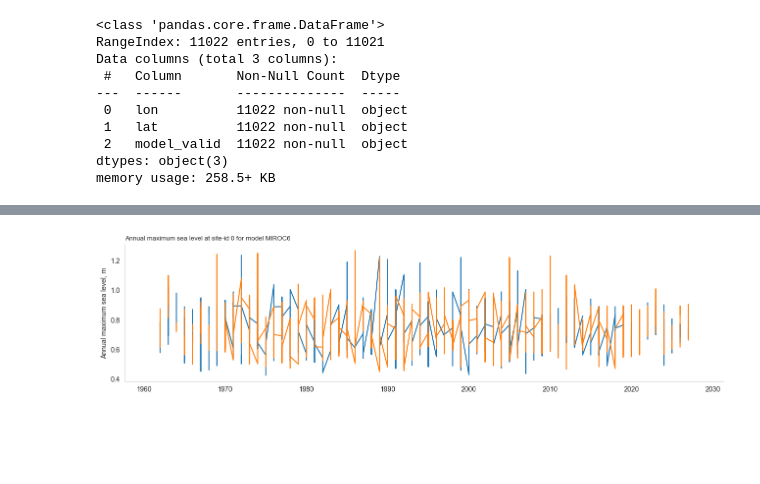
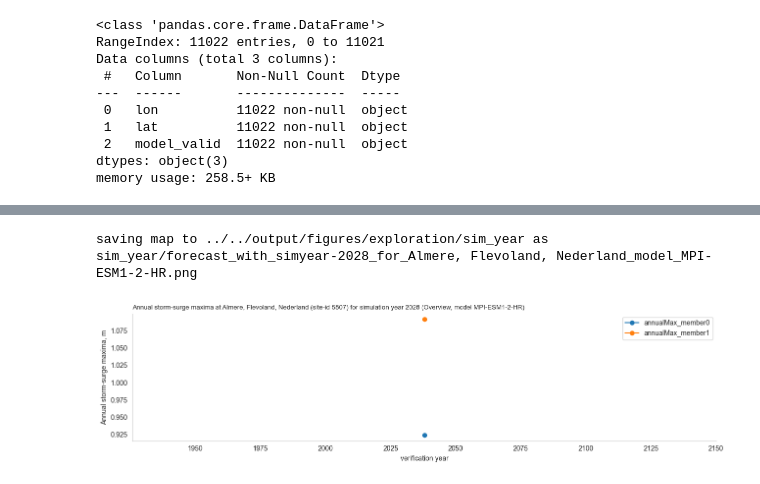
Before and after one commit to silviaelisabeth/SeaLevelExtremes, a Jupyter notebook: script/exploration/data_structure.ipynb, the cells around one changed output, grey strips where cells are left out. Drawn from its saved outputs; the diff is of its cells as text; code cells hidden in the pictures; blank space fills up the shorter version.

Commit message:
verified bias correction and initial plot pipeline

```diff
--- a/script/exploration/data_structure.ipynb
+++ b/script/exploration/data_structure.ipynb
@@ -316,0 +407,2 @@ Attributes:
+# %%
+site_id = site_found['site_id']
@@ -322,0 +422,7 @@ location
+# %%
+df_site = DataFrame(am_site.values, columns=['annualMax_member0', 'annualMax_member1'])
+df_site['sim_year'] = DataFrame(am_site['sim_year'].values.astype(int))
+df_site['lead'] = DataFrame(am_site['lead'].values.astype(int))
+df_site['valid_year'] = df_site.sim_year + df_site.lead
+
+df_site.dropna()
@@ -322,0 +455,3 @@ location
+# %%
+sim_year_selected = random.choice(sim_years)
+sim_year_selected
@@ -322,0 +460,8 @@ location
+# %%
+def select_location_data_with_inityear(df_site: DataFrame, sim_year_selected: int) -> DataFrame:
+    return df_site[df_site.sim_year == sim_year_selected].sort_values('valid_year')
+
+# ----------------------------------------------------
+
+sim_year_forecast = select_location_data_with_inityear(df_site, sim_year_selected)
+sim_year_forecast
@@ -323,18 +480,44 @@ location
 # %%
-fig, ax = plt.subplots(figsize=(13, 3.5))
-if location:
-    title = f"Annual maximum sea level at {location.address} (site-id {site_id}) for model {model_name}"
-else:
-    title = f"Annual maximum sea level at site-id {site_id} for model {model_name}"
-ax.set_title(title, loc='left', fontsize=fs_title)
-ax.set_ylabel('Annual maximum sea level, m')
+def plot_forecast_timeseries_from_inityear_for_location(
+    sim_year_forecast: DataFrame, sim_year_selected: int, location: Location, site_id:int, model_name: str,
+    save_time_series_plot: bool = True,  figsize=(13, 3.5),
+    ) -> plt.Figure:
 
-ax.plot(pd.DataFrame(am_site.values, index=ti.astype(int)))
-ax.grid(False)
+    fig, ax = plt.subplots(figsize=figsize)
+    title = "Annual storm-surge maxima at "
+    title += f"{location.address} (site-id {site_id})" if location else f"site-id {site_id}"
+    ax.set_title(
+        title + f" for simulation year {sim_year_selected} (Overview, model {model_name})",
+        loc='left', fontsize=fs_title
+        )
 
-plt.tight_layout()
-sns.despine()
+    sim_year_forecast.set_index('valid_year').filter(like='annualMax').plot(ax=ax, marker='o')
 
-plt.show()
+    ax.set_ylabel('Annual storm-surge maxima, m')
+    ax.set_xlabel('verification year')
+
+    ax.grid(False)
+    sns.despine()
+    plt.tight_layout()
+
+    if save_time_series_plot:
+        export_dir_figures.mkdir(parents=True, exist_ok=True)
+        file_name = f"sim_year/forecast_with_simyear-{sim_year_selected}_for_{location}_model_{model_name}.png"
+        print(f"saving map to {export_dir_figures/"sim_year"} as {file_name}")
+
+        fig.savefig(
+            export_dir_figures / file_name, dpi=300, bbox_inches='tight'
+            )
+
+    plt.close(fig)
+    return fig
+
+# ----------------------------------------------------
+
+fig = plot_forecast_timeseries_from_inityear_for_location(
+    sim_year_forecast, sim_year_selected, location, site_id, model_name,save_time_series_plot=True
+    )
+fig
 # %% [output]
+saving map to ../../output/figures/exploration/sim_year as sim_year/forecast_with_simyear-2028_for_Almere, Flevoland, Nederland_model_MPI-ESM1-2-HR.png
-[figure, old version]
+[figure, new version]
```
Also changed, not shown: parts of 52 cells of this notebook.
